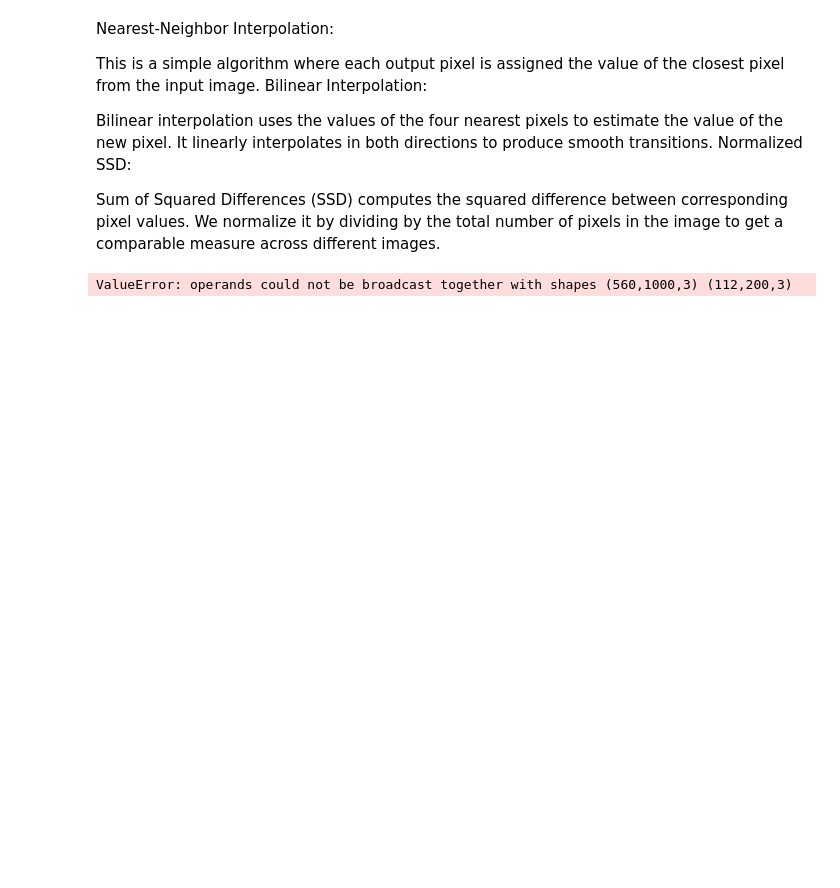
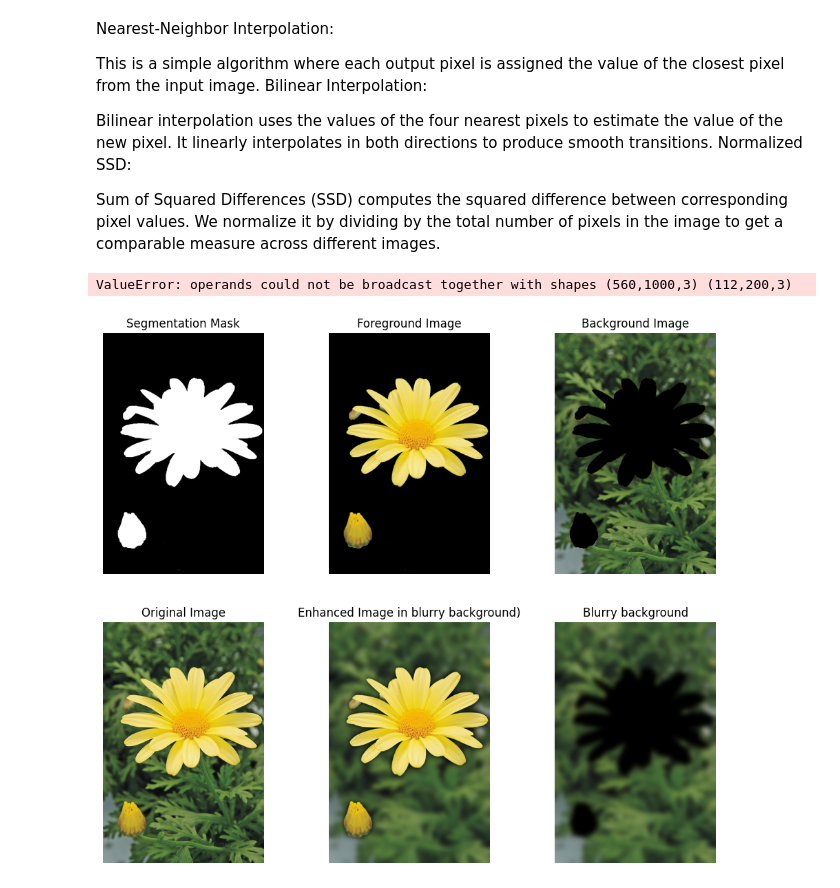
Before and after one commit to SamudraUduwaka/Intensity-Transformations-and-Neighborhood-Filtering, a Jupyter notebook: task9.ipynb, the cells around one changed output. Drawn from its saved outputs; the diff is of its cells as text; code cells hidden in the pictures; blank space fills up the shorter version.

```diff
--- a/task9.ipynb
+++ b/task9.ipynb
@@ -103,3 +103,84 @@ plt.title("Bilinear Zoomed")
 plt.show()
 # %% [output]
 ValueError: operands could not be broadcast together with shapes (560,1000,3) (112,200,3)
+# %%
+
+# Import necessary libraries
+import matplotlib.pyplot as plt
+import cv2
+import numpy as np
+
+image = cv2.imread("utils/daisy.jpg")
+
+image_rgb = cv2.cvtColor(image, cv2.COLOR_BGR2RGB)
+
+# Create an initial mask
+initial_mask = np.zeros(image.shape[:2], np.uint8)
+
+# Create background and foreground models
+background_model = np.zeros((1, 65), np.float64)
+foreground_model = np.zeros((1, 65), np.float64)
+
+# Define a rectangle for the GrabCut algorithm
+# The rectangle should enclose the object to be segmented (foreground).
+rect = (50, 50, image.shape[1]-50, image.shape[0]-50)
+
+# Apply the GrabCut algorithm
+cv2.grabCut(image, initial_mask, rect, background_model, foreground_model, 5, cv2.GC_INIT_WITH_RECT)
+
+# Modify the mask such that all probable foreground and definite foreground pixels are marked as foreground
+mask2 = np.where((initial_mask == 2) | (initial_mask == 0), 0, 1).astype('uint8')
+
+# Extract the segmented foreground
+foreground = image_rgb * mask2[:, :, np.newaxis]
+
+# Extract the background (everything outside the foreground)
+background = image_rgb * (1 - mask2[:, :, np.newaxis])
+
+
+blurred_background = cv2.GaussianBlur(background, (55, 55), 0)
+
+# Combine the sharp foreground with the blurred background
+enhanced_image = np.where(mask2[:, :, np.newaxis] == 1, image_rgb, blurred_background)
+
+# Original image blur
+daisy_img_rgb_blurred = cv2.GaussianBlur(image_rgb, (55, 55), 0)
+
+# Combine the sharp foreground with the blurred original
+enhanced_image_new = np.where(mask2[:, :, np.newaxis] == 1, image_rgb, daisy_img_rgb_blurred)
+
+
+# Define the number of subplots and figure size
+fig, ax = plt.subplots(2, 3, figsize=(12, 10))
+
+# Plot the first row (Segmentation Mask, Foreground, Background)
+ax[0, 0].imshow(mask2, cmap='gray')
+ax[0, 0].set_title('Segmentation Mask')
+ax[0, 0].axis('off')
+
+ax[0, 1].imshow(foreground)
+ax[0, 1].set_title('Foreground Image')
+ax[0, 1].axis('off')
+
+ax[0, 2].imshow(background)
+ax[0, 2].set_title('Background Image')
+ax[0, 2].axis('off')
+
+# Plot the second row (Original, Enhanced, and Blurred Background)
+ax[1, 0].imshow(image_rgb)
+ax[1, 0].set_title('Original Image')
+ax[1, 0].axis('off')
+
+ax[1, 1].imshow(enhanced_image)
+ax[1, 1].set_title('Enhanced Image in blurry background)')
+ax[1, 1].axis('off')
+
+ax[1, 2].imshow(blurred_background)
+ax[1, 2].set_title('Blurry background')
+ax[1, 2].axis('off')
+
+# Show the combined plot
+#plt.tight_layout()
+plt.show()
+# %% [output]
+[figure, added]
```
